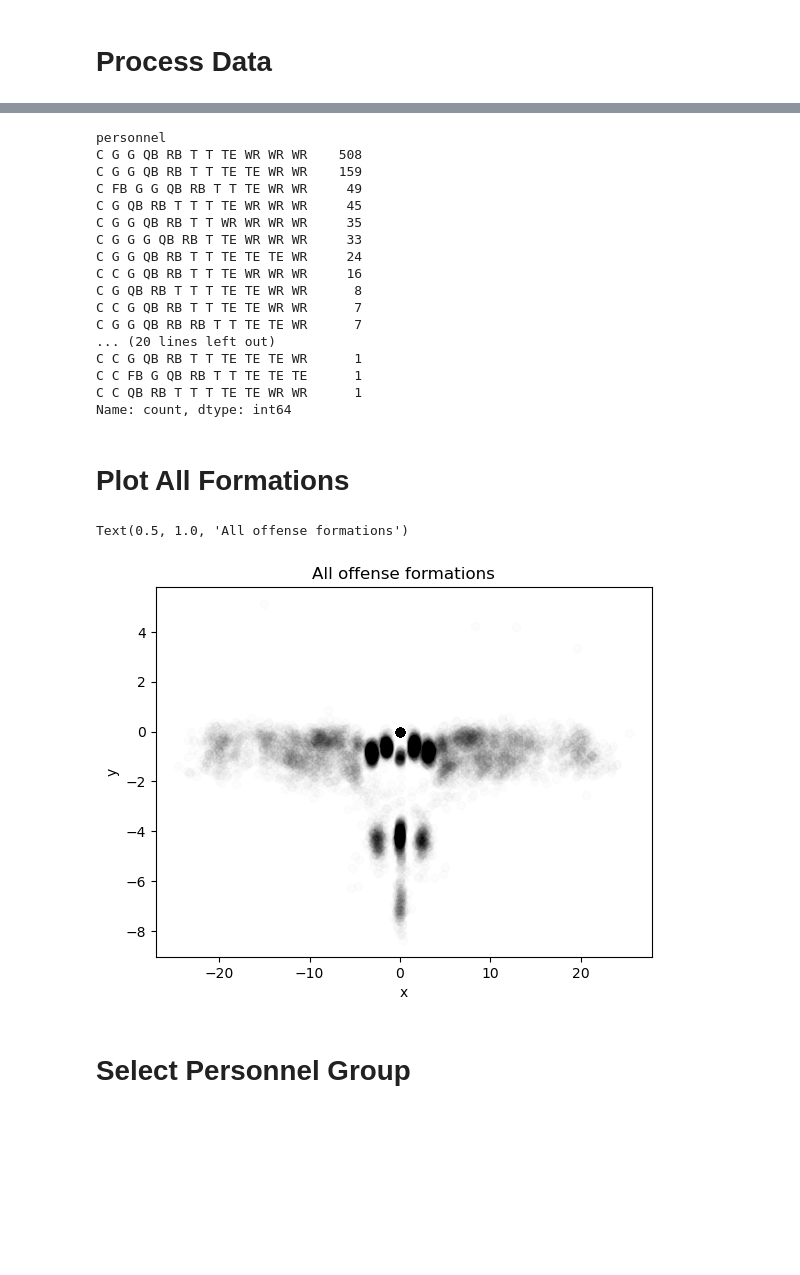
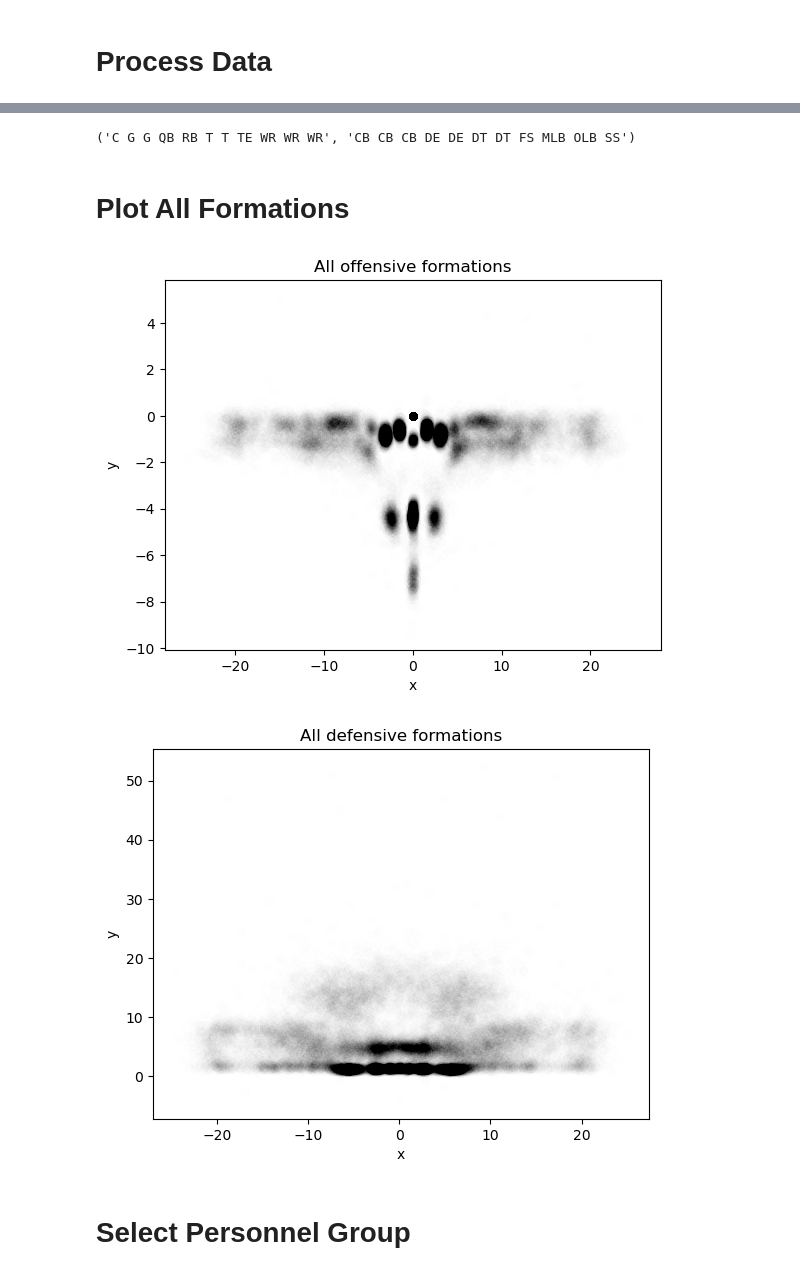
Before and after one commit to mbcalli/cfb, a Jupyter notebook: formations/formations.ipynb, the cells around one changed output, grey strips where cells are left out. Saved outputs shown, nothing was run; the diff lists cells and outputs as text; code cells hidden in the pictures; blank space fills up the shorter version.

```diff
--- a/formations/formations.ipynb
+++ b/formations/formations.ipynb
@@ -13,8 +12,12 @@ from sklearn.cluster import DBSCAN
 # %% [markdown]
 # Load Data
 # %%
-tracking = pd.read_csv('week1.csv')
-players = pd.read_csv('players.csv')
+tracking = pd.DataFrame()
+
+for week_nbr in range(1,5):
+    tracking = pd.concat((tracking, pd.read_csv(f'data/week{week_nbr}.csv')))
+
+players = pd.read_csv('data/players.csv')
 
 tracking = tracking.merge(players, on='nflId')
 # %%
@@ -115,38 +53,18 @@ rel_tracking
 # %%
 # Get personnel groups
-top_personnel_package = rel_tracking['personnel'].value_counts().index[0]
+top_offense_personnel_package = offense_rel_tracking['personnel'].value_counts().index[0]
+top_defense_personnel_package = defense_rel_tracking['personnel'].value_counts().index[0]
 
-rel_tracking['personnel'].value_counts()
+top_offense_personnel_package, top_defense_personnel_package
 # %% [output]
-personnel
-C G G QB RB T T TE WR WR WR    508
-C G G QB RB T T TE TE WR WR    159
-C FB G G QB RB T T TE WR WR     49
-C G QB RB T T T TE WR WR WR     45
-C G G QB RB T T WR WR WR WR     35
-C G G G QB RB T TE WR WR WR     33
-C G G QB RB T T TE TE TE WR     24
-C C G QB RB T T TE WR WR WR     16
-C G QB RB T T T TE TE WR WR      8
-C C G QB RB T T TE TE WR WR      7
-C G G QB RB RB T T TE TE WR      7
-... (20 lines left out)
-C C G QB RB T T TE TE TE WR      1
-C C FB G QB RB T T TE TE TE      1
-C C QB RB T T T TE TE WR WR      1
-Name: count, dtype: int64
+('C G G QB RB T T TE WR WR WR', 'CB CB CB DE DE DT DT FS MLB OLB SS')
 # %% [markdown]
 # Plot All Formations
-# %%
-xs = rel_tracking[[col for col in rel_tracking.columns if col.startswith('x')]].values
-ys = rel_tracking[[col for col in rel_tracking.columns if col.startswith('y')]].values
-
-plt.plot(xs, ys, 'ok', alpha=0.01)
-plt.xlabel('x')
-plt.ylabel('y')
-plt.title(f'All {team} formations')
-# %% [output]
-Text(0.5, 1.0, 'All offense formations')
-[figure, removed]
+# %%
+plot_all_formations(offense_rel_tracking, Side.OFFENSE)
+plot_all_formations(defense_rel_tracking, Side.DEFENSE)
+# %% [output]
+[figure, added]
+[figure, added]
 # %% [markdown]
 # Select Personnel Group
```
Also changed, not shown: parts of 14 cells of this notebook, 8 other files.
